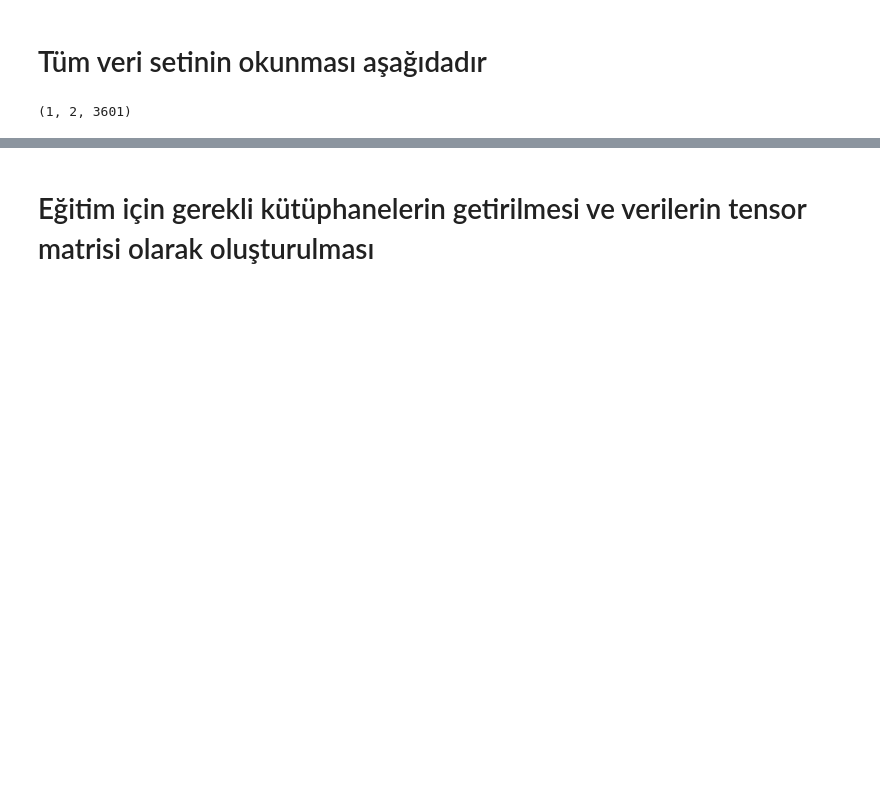
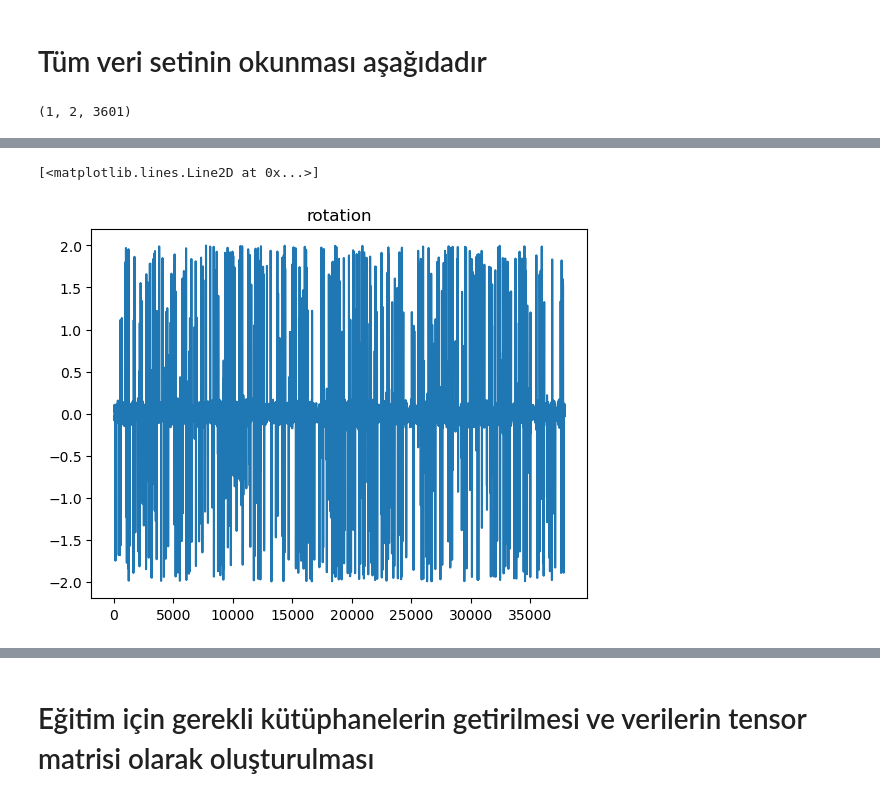
Before and after one commit to onrdmr/2D-lidar-RCnn-Ros, a Jupyter notebook: neuralNetworkSim.ipynb, the cells around one changed output, grey strips where cells are left out. Cells and saved outputs as stored; diff of their text form; code cells hidden in the pictures; blank space fills up the shorter version.

```diff
--- a/neuralNetworkSim.ipynb
+++ b/neuralNetworkSim.ipynb
@@ -99,0 +116,6 @@ binDataset_.shape, label_.shape
+# %%
+plt.title('rotation')
+plt.plot(label_[:,1])
+# %% [output]
+[<matplotlib.lines.Line2D at 0x...>]
+[figure, added]
```
Also changed, not shown: parts of 125 cells of this notebook, 1 other file.
